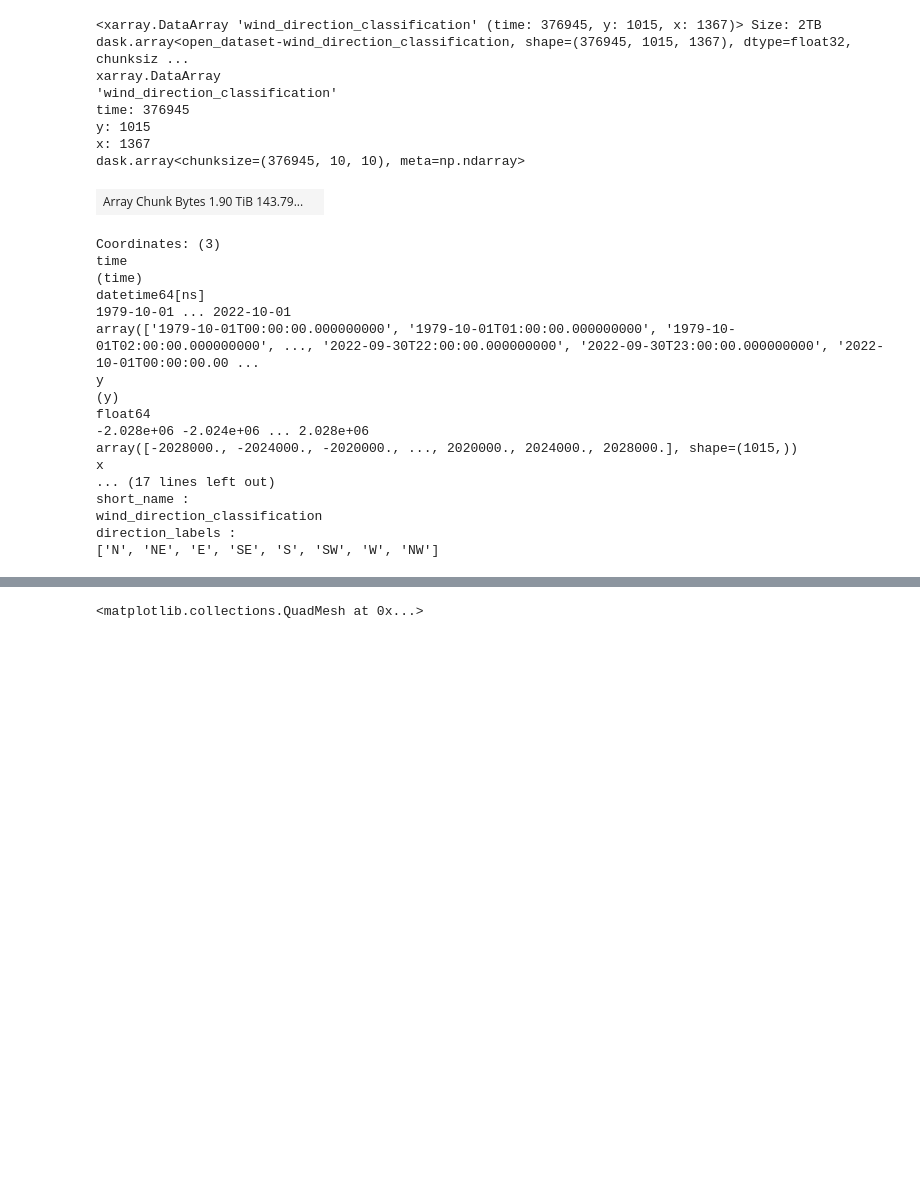
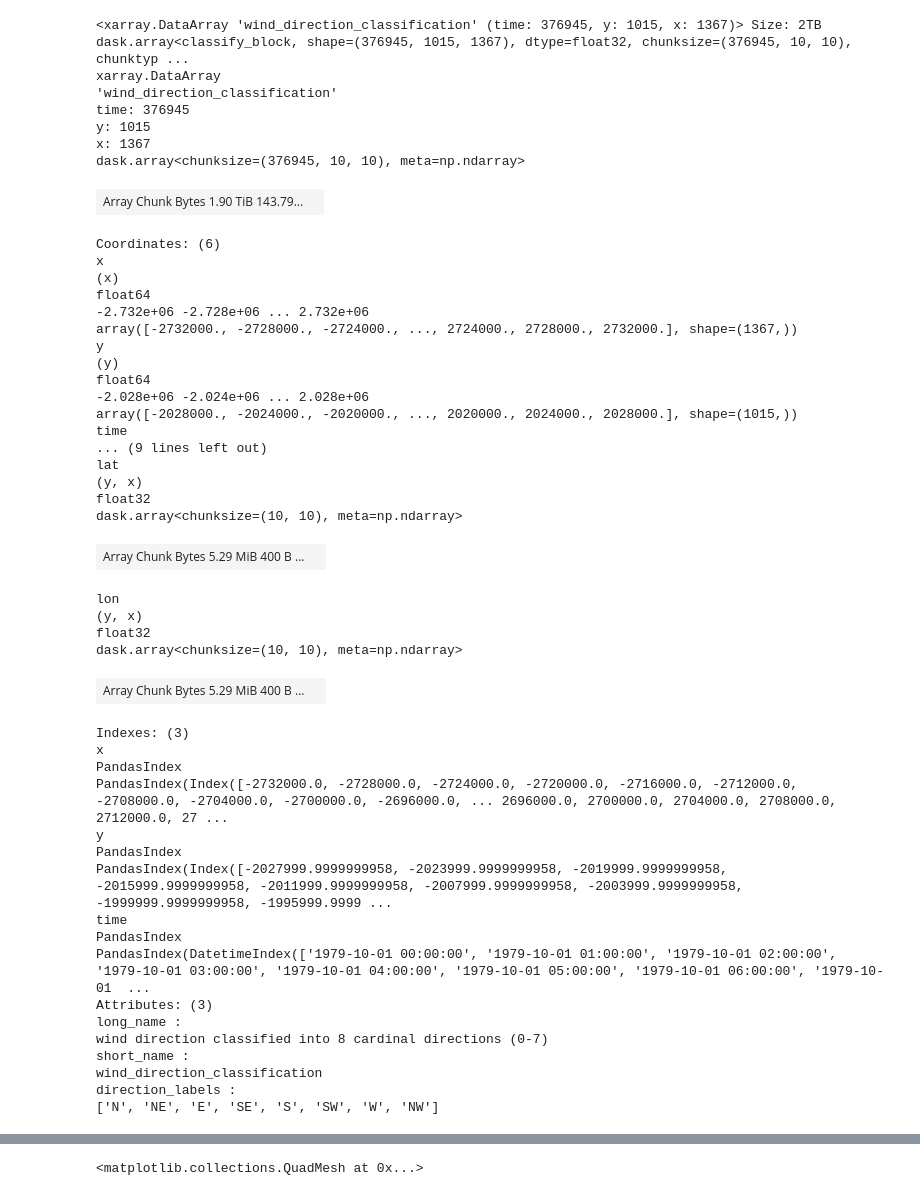
Before and after one commit to carbonplan/ocr, a Jupyter notebook: notebooks/fire_weather_distribution.ipynb, the cells around one changed output, grey strips where cells are left out. Drawn from its saved outputs; the diff is of its cells as text; code cells hidden in the pictures; blank space fills up the shorter version.

```diff
--- a/notebooks/fire_weather_distribution.ipynb
+++ b/notebooks/fire_weather_distribution.ipynb
@@ -199,18 +107,19 @@ fire_weather_mask = nws_fire_weather(
 fire_weather_mask = dask.optimize(fire_weather_mask)[0]
 # %%
 %%time
-recreate_direction_indices = False
+recreate_direction_indices = True
 if recreate_direction_indices:
     direction_indices = classify_wind_directions(wind['sfcWindfromdir'])
-    direction_indices.to_zarr(
-        's3://carbonplan-ocr/intermediate/met-data/conus404/winds-direction-indices.zarr',
-        consolidated=True,
-        mode='w',
-    )
+    # direction_indices.to_zarr(
+    #     's3://carbonplan-ocr/intermediate/met-data/conus404/winds-direction-indices.zarr',
+    #     consolidated=True,
+    #     mode='w',
+    # )
 
-direction_indices = xr.open_zarr(
-    's3://carbonplan-ocr/intermediate/met-data/conus404/winds-direction-indices.zarr'
-)['wind_direction_classification']
+else:
+    direction_indices = xr.open_zarr(
+        's3://carbonplan-ocr/intermediate/met-data/conus404/winds-direction-indices.zarr'
+    )['wind_direction_classification']
 
 direction_indices
 # %% [output]
@@ -219,25 +128,48 @@ Wall time: 515 ms
-<xarray.DataArray 'wind_direction_classification' (time: 376945, y: 1015, x: 1367)> Size: 2TB dask.array<open_dataset-wind_direction_classification, shape=(376945, 1015, 1367), dtype=float32, chunksiz ...
+<xarray.DataArray 'wind_direction_classification' (time: 376945, y: 1015, x: 1367)> Size: 2TB dask.array<classify_block, shape=(376945, 1015, 1367), dtype=float32, chunksize=(376945, 10, 10), chunktyp ...
 xarray.DataArray
 'wind_direction_classification'
 time: 376945
 y: 1015
 x: 1367
 dask.array<chunksize=(376945, 10, 10), meta=np.ndarray>
 | Array Chunk Bytes 1.90 TiB 143.79... |  |
-Coordinates: (3)
-time
-(time)
-datetime64[ns]
-1979-10-01 ... 2022-10-01
-array(['1979-10-01T00:00:00.000000000', '1979-10-01T01:00:00.000000000', '1979-10-01T02:00:00.000000000', ..., '2022-09-30T22:00:00.000000000', '2022-09-30T23:00:00.000000000', '2022-10-01T00:00:00.00 ...
+Coordinates: (6)
+x
+(x)
+float64
+-2.732e+06 -2.728e+06 ... 2.732e+06
+array([-2732000., -2728000., -2724000., ..., 2724000., 2728000., 2732000.], shape=(1367,))
 y
 (y)
 float64
 -2.028e+06 -2.024e+06 ... 2.028e+06
 array([-2028000., -2024000., -2020000., ..., 2020000., 2024000., 2028000.], shape=(1015,))
-x
-... (17 lines left out)
-short_name :
-wind_direction_classification
-direction_labels :
-['N', 'NE', 'E', 'SE', 'S', 'SW', 'W', 'NW']
+time
+... (9 lines left out)
+lat
+(y, x)
+float32
+dask.array<chunksize=(10, 10), meta=np.ndarray>
+| Array Chunk Bytes 5.29 MiB 400 B ... |  |
+lon
+(y, x)
+float32
+dask.array<chunksize=(10, 10), meta=np.ndarray>
+| Array Chunk Bytes 5.29 MiB 400 B ... |  |
+Indexes: (3)
+x
+PandasIndex
+PandasIndex(Index([-2732000.0, -2728000.0, -2724000.0, -2720000.0, -2716000.0, -2712000.0, -2708000.0, -2704000.0, -2700000.0, -2696000.0, ... 2696000.0, 2700000.0, 2704000.0, 2708000.0, 2712000.0, 27 ...
+y
+PandasIndex
+PandasIndex(Index([-2027999.9999999958, -2023999.9999999958, -2019999.9999999958, -2015999.9999999958, -2011999.9999999958, -2007999.9999999958, -2003999.9999999958, -1999999.9999999958, -1995999.9999 ...
+time
+PandasIndex
+PandasIndex(DatetimeIndex(['1979-10-01 00:00:00', '1979-10-01 01:00:00', '1979-10-01 02:00:00', '1979-10-01 03:00:00', '1979-10-01 04:00:00', '1979-10-01 05:00:00', '1979-10-01 06:00:00', '1979-10-01  ...
+Attributes: (3)
+long_name :
+wind direction classified into 8 cardinal directions (0-7)
+short_name :
+wind_direction_classification
+direction_labels :
+['N', 'NE', 'E', 'SE', 'S', 'SW', 'W', 'NW']
```
Also changed, not shown: parts of 20 cells of this notebook, 1 other file.
